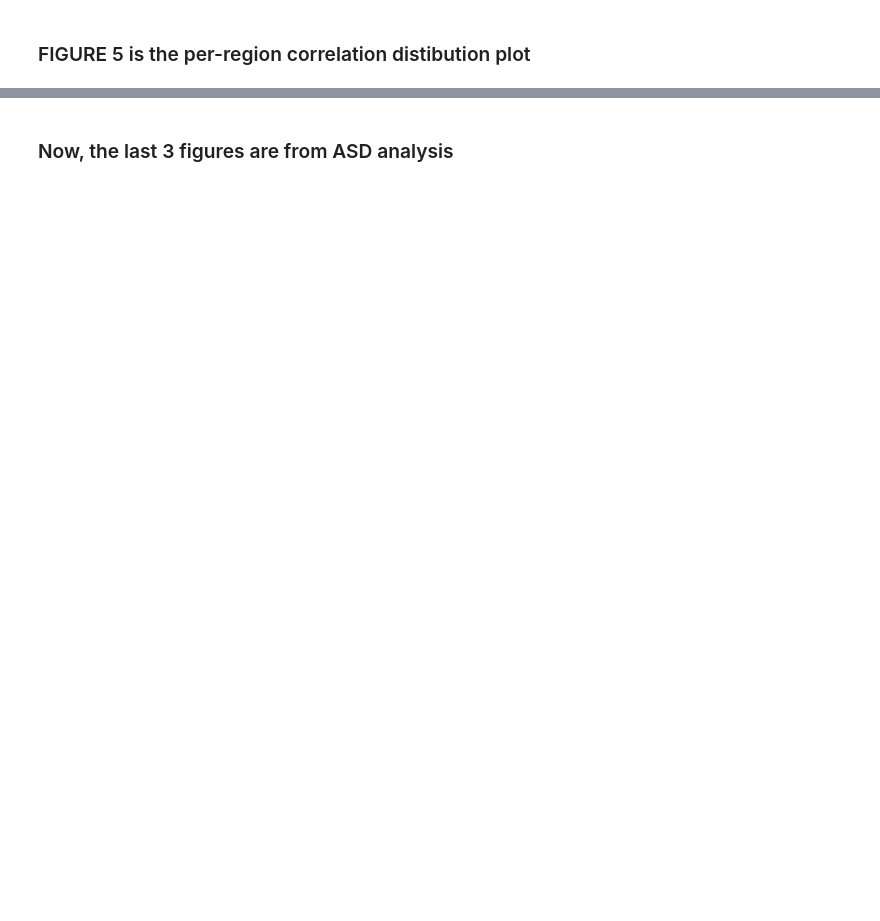
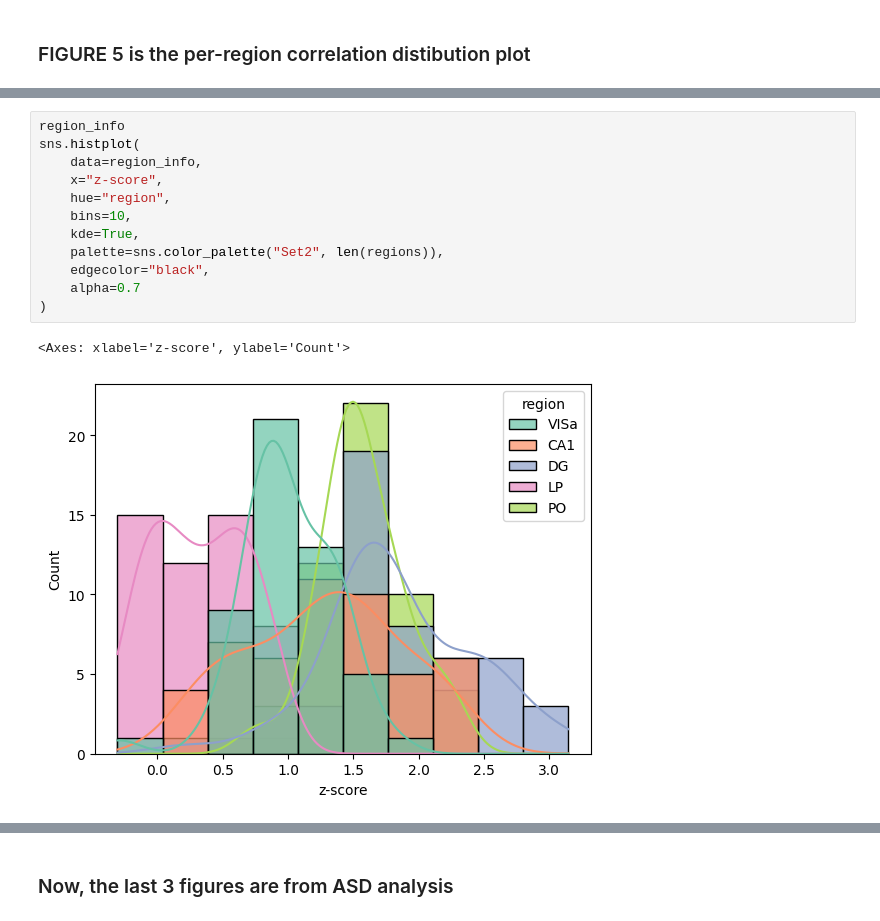
Before and after one commit to brunaafl/ShapeMetrics, a Jupyter notebook: combined_figure.ipynb, the cells around one changed output, grey strips where cells are left out. Saved outputs shown, nothing was run; the diff lists cells and outputs as text; blank space fills up the shorter version.

```diff
--- a/combined_figure.ipynb
+++ b/combined_figure.ipynb
@@ -397,3 +416,18 @@ region_info = pd.DataFrame({
+# %%
+region_info
+sns.histplot(
+    data=region_info,
+    x="z-score",
+    hue="region",
+    bins=10,
+    kde=True,
+    palette=sns.color_palette("Set2", len(regions)),
+    edgecolor="black",
+    alpha=0.7
+)
+# %% [output]
+<Axes: xlabel='z-score', ylabel='Count'>
+[figure, added]
 # %%
 # FIGURE 5
 fig, axes = plt.subplots(nrows=3, ncols=3, figsize=(7*1.5,7*1.5), constrained_layout=True)
```
Also changed, not shown: parts of 18 cells of this notebook.
